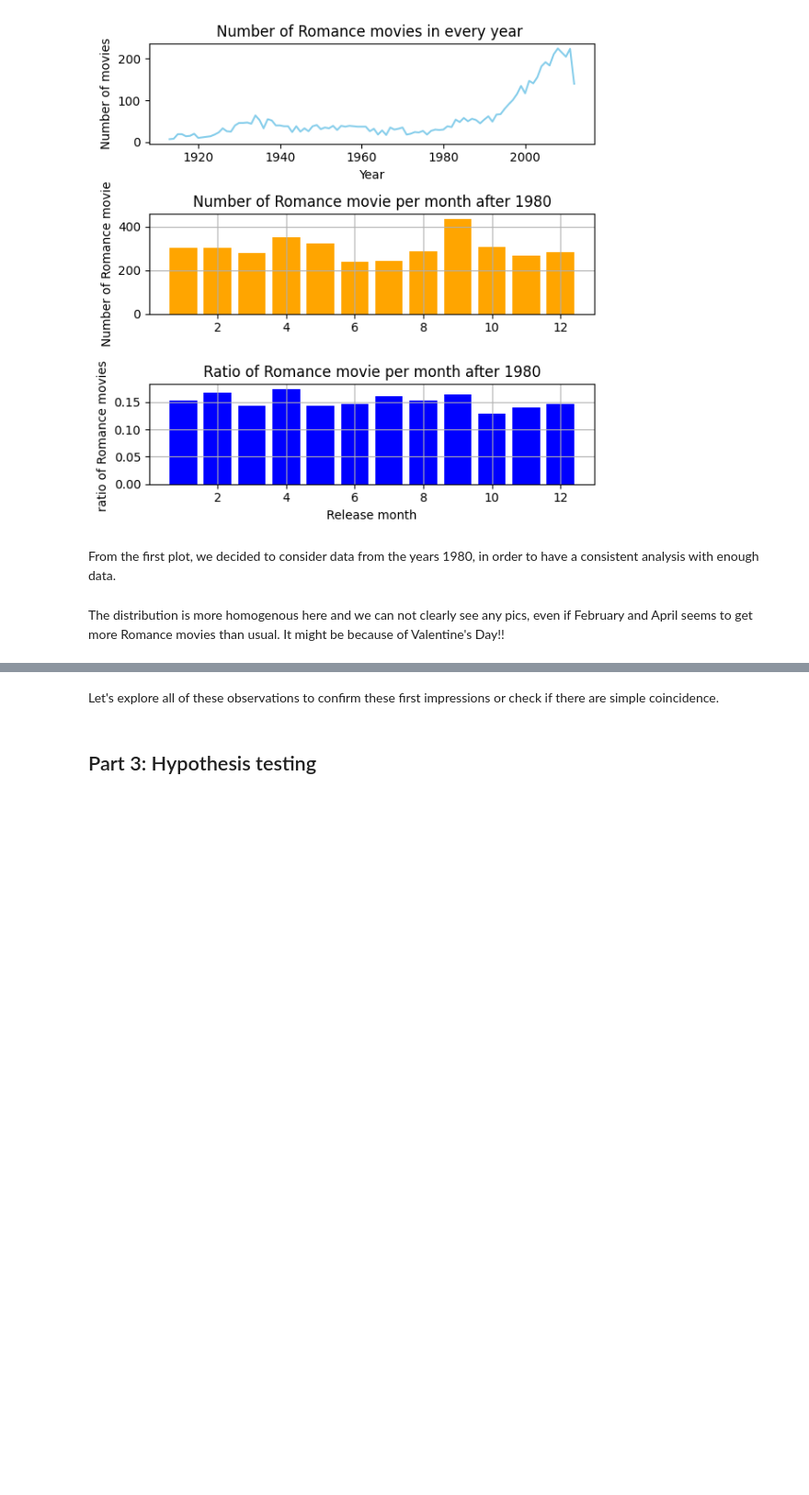
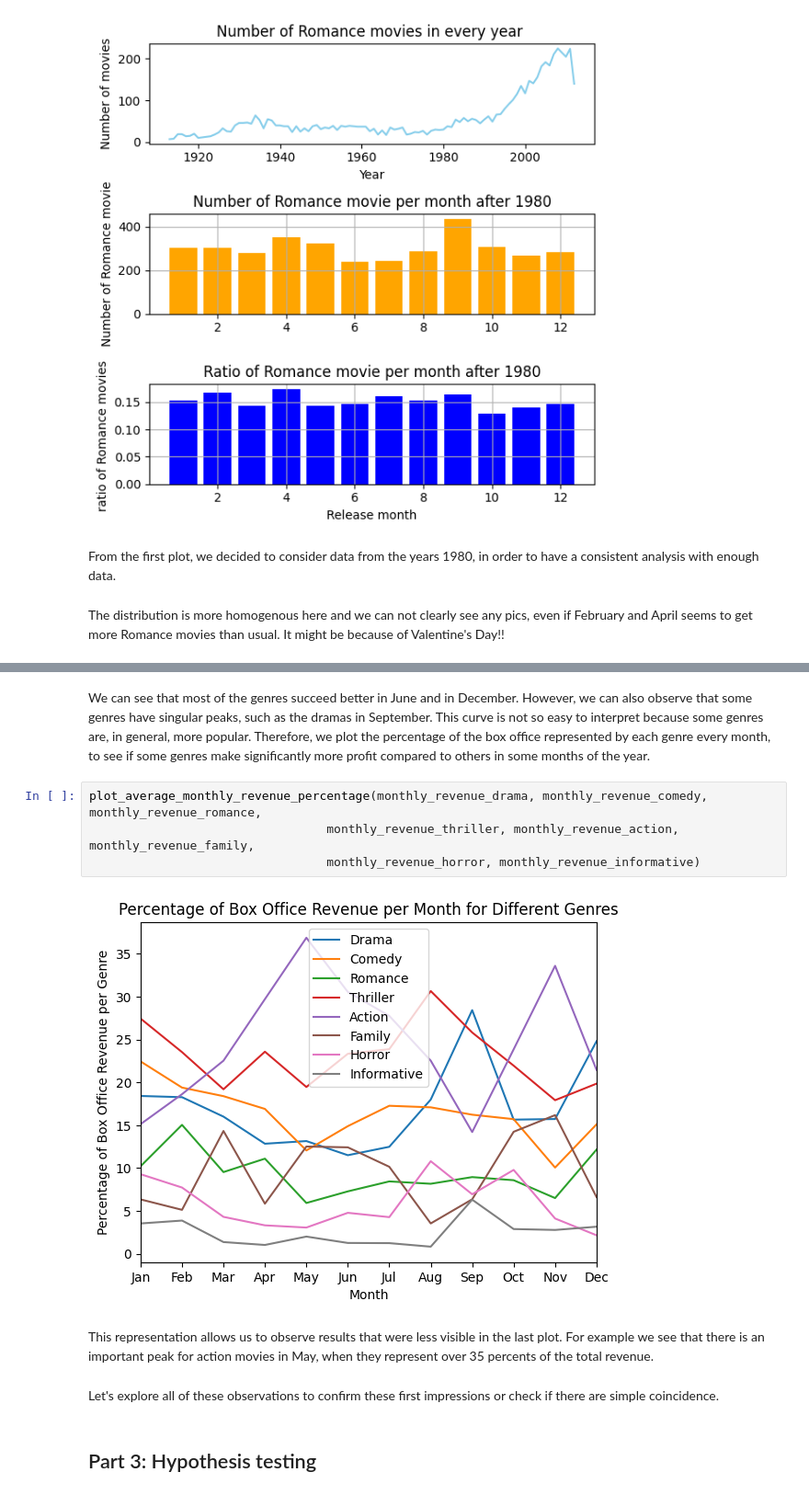
Before and after one commit to epfl-ada/ada-2023-project-dat4k, a Jupyter notebook: P2_final.ipynb, the cells around one changed output, grey strips where cells are left out. Shown at 92% size. Cells and saved outputs as stored; diff of their text form; blank space fills up the shorter version.

```diff
--- a/P2_final.ipynb
+++ b/P2_final.ipynb
@@ -337,3 +381,13 @@ The distribution is more homogenous here and we can not clearly see any pics, ev
+# %% [markdown]
+We can see that most of the genres succeed better in June and in December. However, we can also observe that some genres have singular peaks, such as the dramas in September. This curve is not so easy to interpret because some genres are, in general, more popular. Therefore, we plot the percentage of the box office represented by each genre every month, to see if some genres make significantly more profit compared to others in some months of the year.
+# %%
+plot_average_monthly_revenue_percentage(monthly_revenue_drama, monthly_revenue_comedy, monthly_revenue_romance,
+                                 monthly_revenue_thriller, monthly_revenue_action, monthly_revenue_family,
+                                 monthly_revenue_horror, monthly_revenue_informative)
+# %% [output]
+[figure, added]
+# %% [markdown]
+This representation allows us to observe results that were less visible in the last plot. For example we see that there is an important peak for action movies in May, when they represent over 35 percents of the total revenue.
 # %% [markdown]
 Let's explore all of these observations to confirm these first impressions or check if there are simple coincidence.
 # %% [markdown]
```
Also changed, not shown: parts of 12 cells of this notebook.
